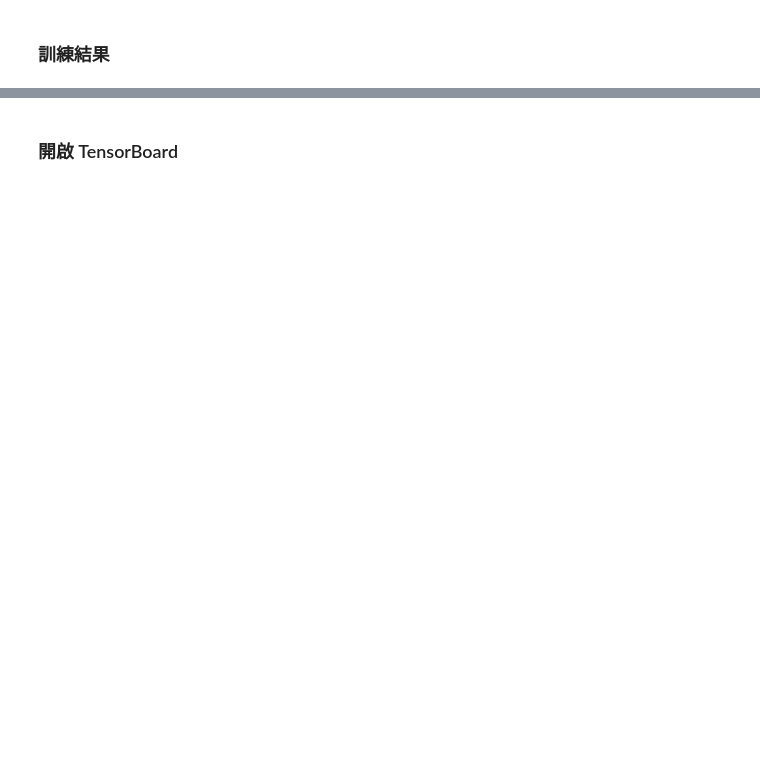
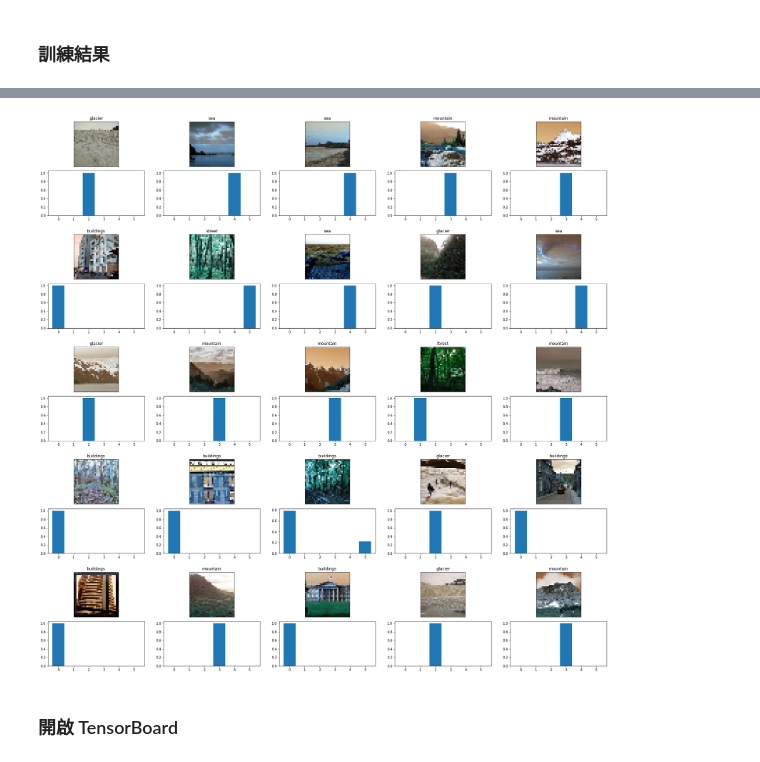
Before and after one commit to billy0402/python-machine-learning, a Jupyter notebook: midtern_report/midtern_report.ipynb, the cells around one changed output, grey strips where cells are left out. Saved outputs shown, nothing was run; the diff lists cells and outputs as text; code cells hidden in the pictures; blank space fills up the shorter version.

```diff
--- a/midtern_report/midtern_report.ipynb
+++ b/midtern_report/midtern_report.ipynb
@@ -17,6 +17,6 @@ from tensorflow.compat.v2.keras import layers
 # %%
 train_data_path = '../input/intel-image-classification/seg_train/seg_train'
 test_data_path = '../input/intel-image-classification/seg_test/seg_test'
-pred_data_path = '../input/intel-image-classification/seg_pred/seg_pred'
+pred_data_path = '../input/intel-image-classification/seg_pred'
 # %%
 tag_dict = {'buildings': 0, 'forest': 1, 'glacier': 2, 'mountain': 3, 'sea': 4, 'street': 5}
@@ -325,6 +592,9 @@ history_2 = model_2.fit(train_data,
 # 讀取各自最佳的網路權重
 model_1.load_weights(os.path.join('logs','models','Best-model-1.h5'))
 model_2.load_weights(os.path.join('logs','models','Best-model-2.h5'))
+model_3.load_weights(os.path.join('logs','models','Best-model-3.h5'))
+model_4.load_weights(os.path.join('logs','models','Best-model-4.h5'))
+model_5.load_weights(os.path.join('logs','models','Best-model-5.h5'))
 # %%
 # 驗證在測試資料集上
 loss_1, acc_1 = model_1.evaluate(test_data)
@@ -351,3 +680,32 @@ plot.legend(loc='lower right')
+# %%
+from matplotlib import gridspec
+from numpy import argmax
+
+figure = plot.figure(figsize=(30, 30))
+outer = gridspec.GridSpec(5, 5, wspace=0.2, hspace=0.2)
+
+for i, data in enumerate(pred_data.take(25)):
+    inner = gridspec.GridSpecFromSubplotSpec(2, 1, subplot_spec=outer[i], wspace=0.1, hspace=0.1)
+    pred_image = np.array([data['image']])
+    pred_result = model_3.predict(pred_image)
+    pred_class = class_dict[argmax(pred_result, axis=1)[0]]
+    pred_prob = pred_result.reshape(6)
+    for j in range(2):
+        if (j % 2) == 0:
+            axes = plot.Subplot(figure, inner[j])
+            axes.imshow(pred_image[0])
+            axes.set_title(pred_class)
+            axes.set_xticks([])
+            axes.set_yticks([])
+            figure.add_subplot(axes)
+        else:
+            axes = plot.Subplot(figure, inner[j])
+            axes.bar([0, 1, 2, 3, 4, 5], pred_prob)
+            figure.add_subplot(axes)
+
+figure.show()
+# %% [output]
+[figure, added]
 # %% [markdown]
 ### 開啟 TensorBoard
 # %%
```
Also changed, not shown: parts of 36 cells of this notebook.
